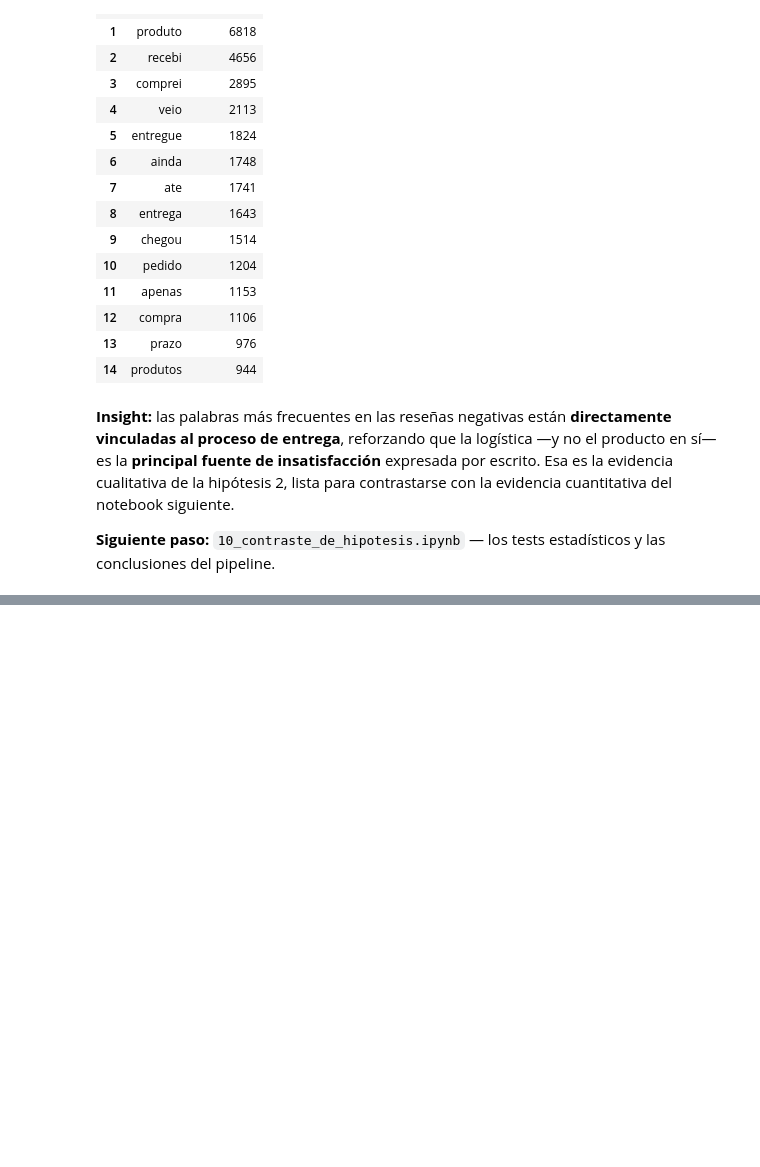
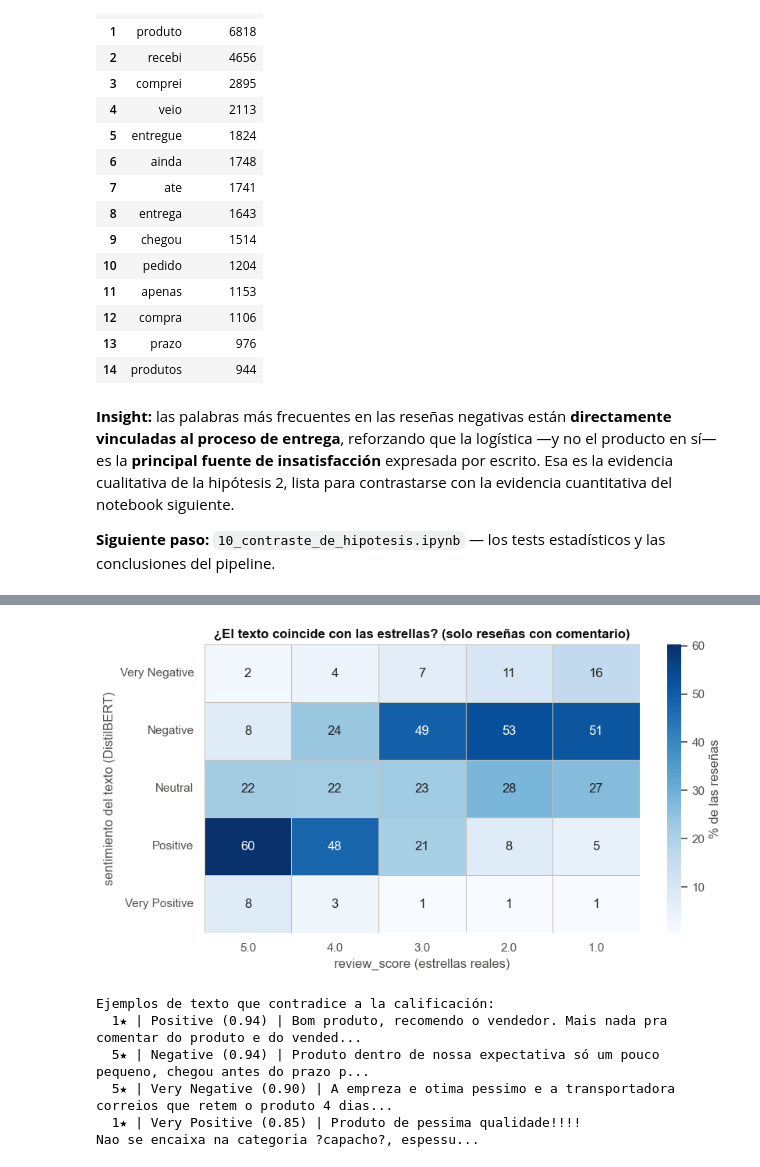
Before and after one commit to nagold86/Olist_Analisis, a Jupyter notebook: notebooks/09_nlp_sobre_las_resenas.ipynb, the cells around one changed output, grey strips where cells are left out. Drawn from its saved outputs; the diff is of its cells as text; code cells hidden in the pictures; blank space fills up the shorter version.

```diff
--- a/notebooks/09_nlp_sobre_las_resenas.ipynb
+++ b/notebooks/09_nlp_sobre_las_resenas.ipynb
@@ -271,0 +356,37 @@ top_negativas
+# %%
+# --- Validación contra la calificación real ---
+orden_score = [5, 4, 3, 2, 1]
+contingencia = pd.crosstab(df_sent["sentimiento"], df_sent["review_score"])[orden_score]
+contingencia = contingencia.reindex(CLASES_SENTIMIENTO)
+
+# Porcentajes por calificación: hace legible el contraste a pesar del desbalance
+pct = contingencia.div(contingencia.sum(axis=0), axis=1) * 100
+
+fig, ax = plt.subplots(figsize=(9, 4.8))
+sns.heatmap(pct, annot=True, fmt=".0f", cmap="Blues", cbar_kws={"label": "% de las reseñas"},
+            ax=ax, linewidths=0.6, linecolor="#c3c2b7")
+ax.set_xlabel("review_score (estrellas reales)")
+ax.set_ylabel("sentimiento del texto (DistilBERT)")
+ax.set_title("¿El texto coincide con las estrellas? (solo reseñas con comentario)")
+guardar_fig()
+plt.show()
+
+# Casos de discrepancia de alta confianza: el mejor material cualitativo del informe
+positivo = df_sent["sentimiento"].isin(["Positive", "Very Positive"])
+negativo = df_sent["sentimiento"].isin(["Very Negative", "Negative"])
+discrep = df_sent.loc[
+    (positivo & (df_sent["review_score"] <= 2)) | (negativo & (df_sent["review_score"] >= 4))
+].sort_values("confianza", ascending=False).drop_duplicates("sentimiento")
+
+print("Ejemplos de texto que contradice a la calificación:")
+for _, fila in discrep.head(6).iterrows():
+    print(f"  {fila['review_score']:.0f}★ | {fila['sentimiento']} ({fila['confianza']:.2f}) | "
+          f"{fila['review_comment_message'][:80]}...")
+# %% [output]
+[figure, added]
+Ejemplos de texto que contradice a la calificación:
+  1★ | Positive (0.94) | Bom produto, recomendo o vendedor. Mais nada pra comentar do produto e do vended...
+  5★ | Negative (0.94) | Produto dentro de nossa expectativa só um pouco pequeno, chegou antes do prazo p...
+  5★ | Very Negative (0.90) | A empreza e otima pessimo e a transportadora correios que retem o produto 4 dias...
+  1★ | Very Positive (0.85) | Produto de pessima qualidade!!!!
+Nao se encaixa na categoria ?capacho?, espessu...
```
Also changed, not shown: parts of 10 cells of this notebook, 7 other files.
